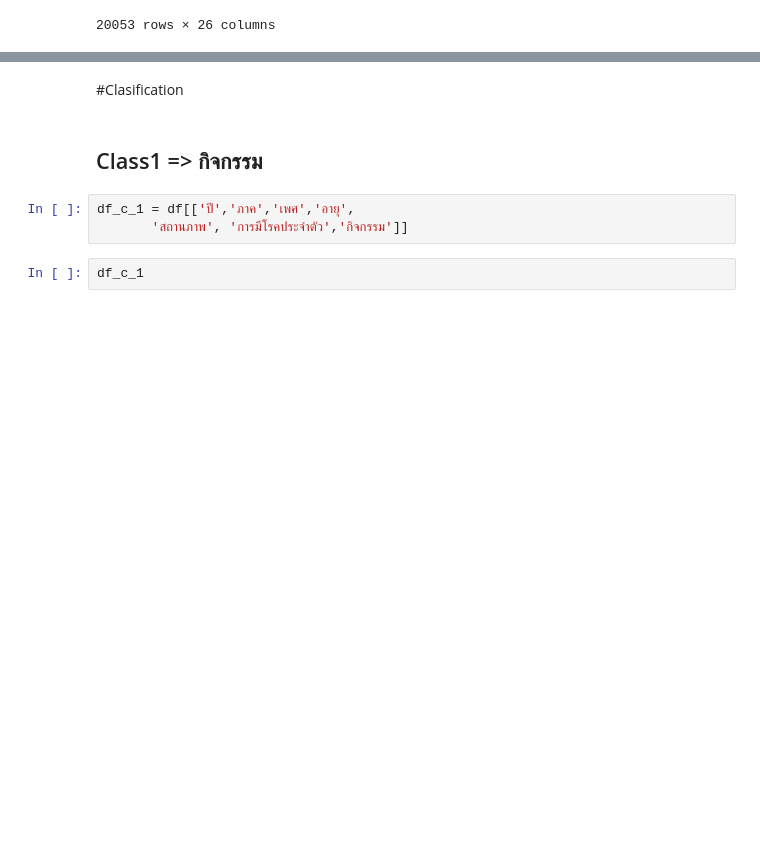
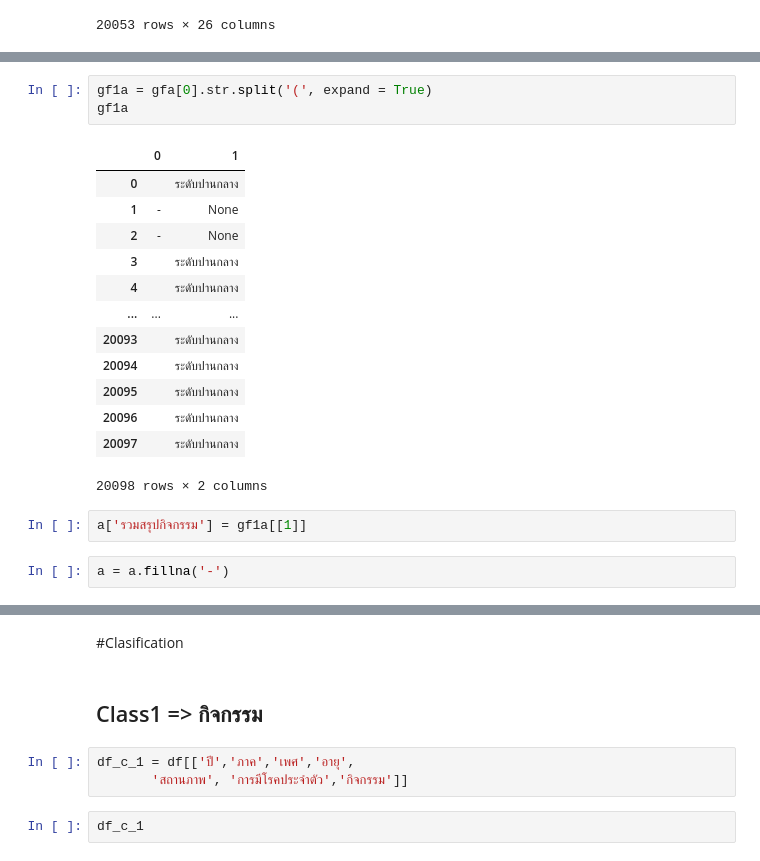
Before and after one commit to Tonry12/BSC_DPDM23, a Jupyter notebook: ex.ipynb, the cells around one changed output, grey strips where cells are left out. Drawn from its saved outputs; the diff is of its cells as text; blank space fills up the shorter version.

```diff
--- a/ex.ipynb
+++ b/ex.ipynb
@@ -353,0 +375,21 @@ df
+# %%
+gf1a = gfa[0].str.split('(', expand = True)
+gf1a
+# %% [output]
+|  | 0 | 1 |
+| 0 |  | ระดับปานกลาง |
+| 1 | - | None |
+| 2 | - | None |
+| 3 |  | ระดับปานกลาง |
+| 4 |  | ระดับปานกลาง |
+| ... | ... | ... |
+| 20093 |  | ระดับปานกลาง |
+| 20094 |  | ระดับปานกลาง |
+| 20095 |  | ระดับปานกลาง |
+| 20096 |  | ระดับปานกลาง |
+| 20097 |  | ระดับปานกลาง |
+20098 rows × 2 columns
+# %%
+a['รวมสรุปกิจกรรม'] = gf1a[[1]]
+# %%
+a = a.fillna('-')
```
Also changed, not shown: parts of 4 cells of this notebook.
